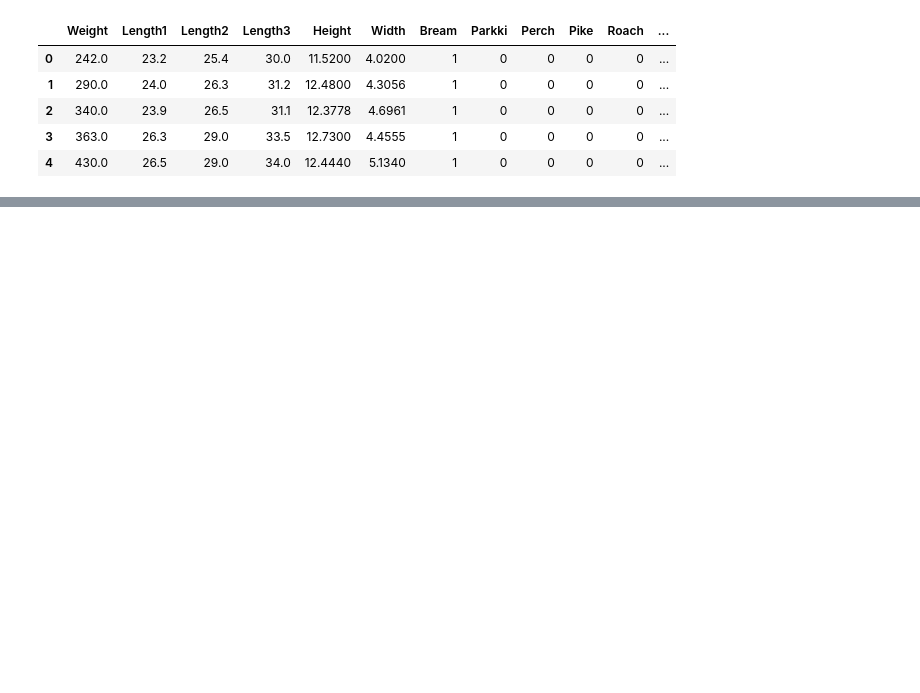
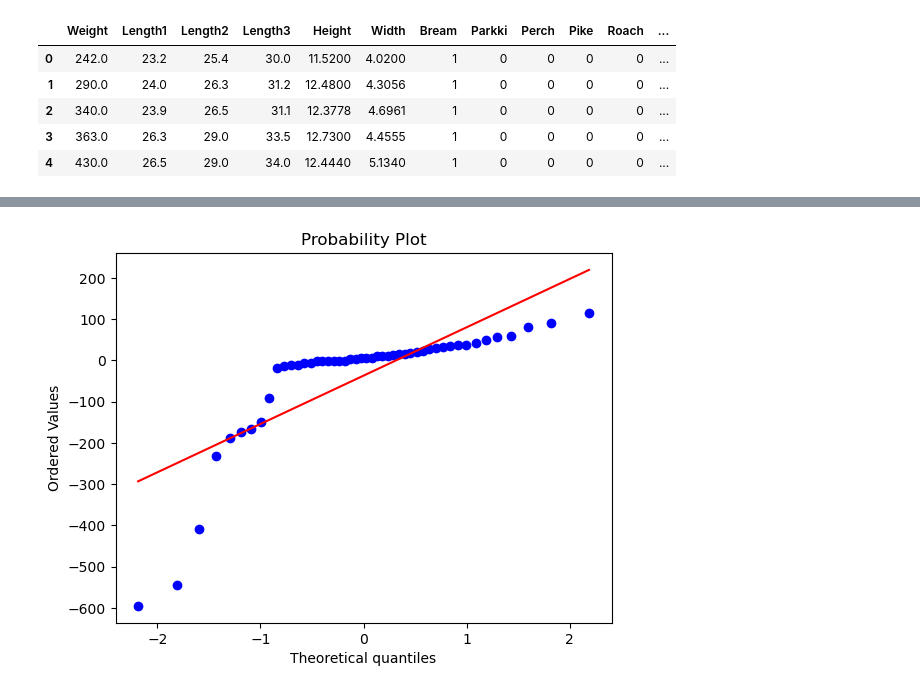
Before and after one commit to Pancreas9000/DATA-SCIENCE-PROJECTS, a Jupyter notebook: Fish/pez.ipynb, the cells around one changed output, grey strips where cells are left out. Cells and saved outputs as stored; diff of their text form; code cells hidden in the pictures; blank space fills up the shorter version.

```diff
--- a/Fish/pez.ipynb
+++ b/Fish/pez.ipynb
@@ -48,0 +174,7 @@ sns.pairplot(fish[fish['Perch']==1][['Weight','Length1','Length2','Length3','Hei
+# %%
+import scipy.stats as st
+
+fig, ax  = plt.subplots(1,1)
+_ = st.probplot(residuals,plot=ax)
+# %% [output]
+[figure, added]
```
Also changed, not shown: parts of 43 cells of this notebook, 1 other file.
